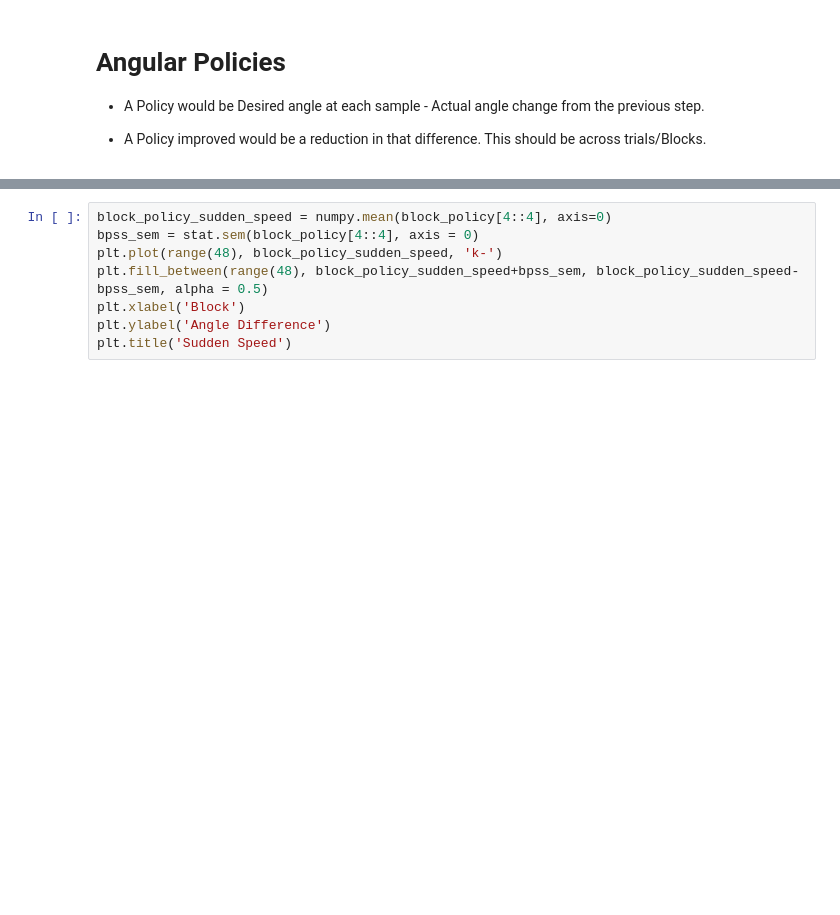
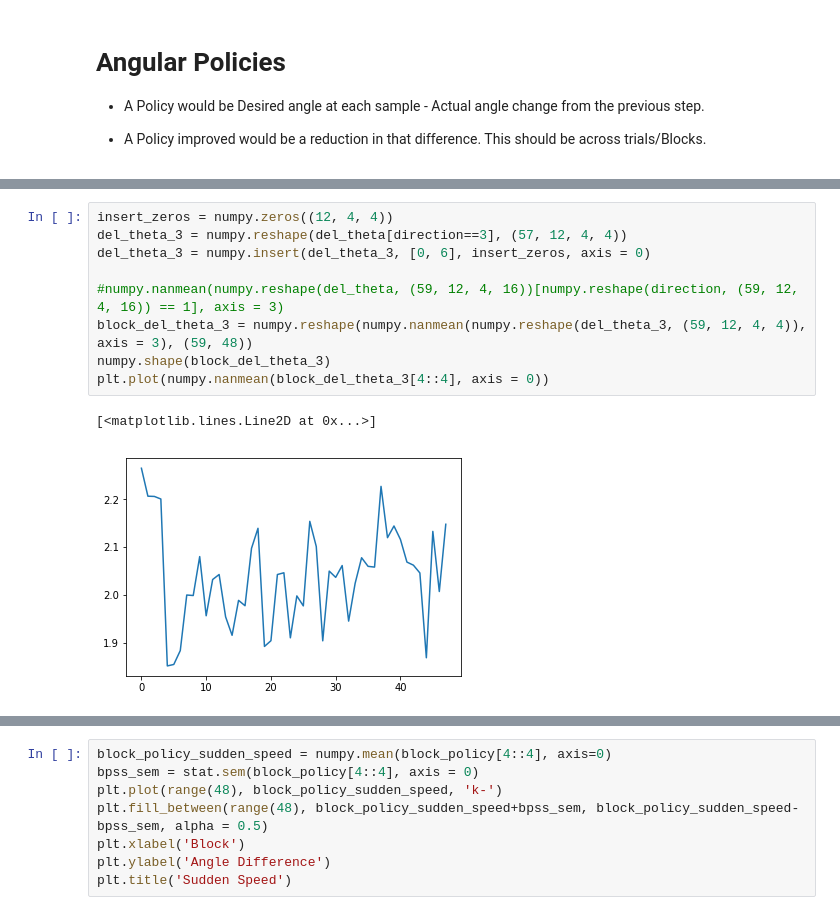
Before and after one commit to tejas-savalia/Lab-Codes, a Jupyter notebook: Psychtoolbox/Visuomotor Adaptation/python_scripts/analyses.ipynb, the cells around one changed output, grey strips where cells are left out. Saved outputs shown, nothing was run; the diff lists cells and outputs as text; blank space fills up the shorter version.

```diff
--- a/Psychtoolbox/Visuomotor Adaptation/python_scripts/analyses.ipynb
+++ b/Psychtoolbox/Visuomotor Adaptation/python_scripts/analyses.ipynb
@@ -1184,0 +1221,12 @@ for participant in range(1, 58):
+# %%
+insert_zeros = numpy.zeros((12, 4, 4))
+del_theta_3 = numpy.reshape(del_theta[direction==3], (57, 12, 4, 4))
+del_theta_3 = numpy.insert(del_theta_3, [0, 6], insert_zeros, axis = 0)
+
+#numpy.nanmean(numpy.reshape(del_theta, (59, 12, 4, 16))[numpy.reshape(direction, (59, 12, 4, 16)) == 1], axis = 3)
+block_del_theta_3 = numpy.reshape(numpy.nanmean(numpy.reshape(del_theta_3, (59, 12, 4, 4)), axis = 3), (59, 48))
+numpy.shape(block_del_theta_3)
+plt.plot(numpy.nanmean(block_del_theta_3[4::4], axis = 0))
+# %% [output]
+[<matplotlib.lines.Line2D at 0x...>]
+[figure, added]
```
Also changed, not shown: parts of 21 cells of this notebook, 3 other files.
